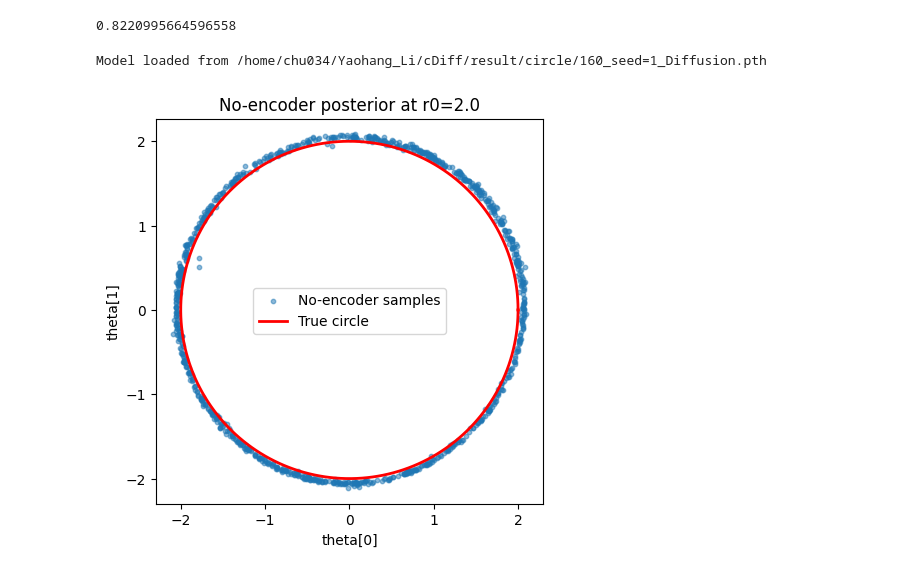
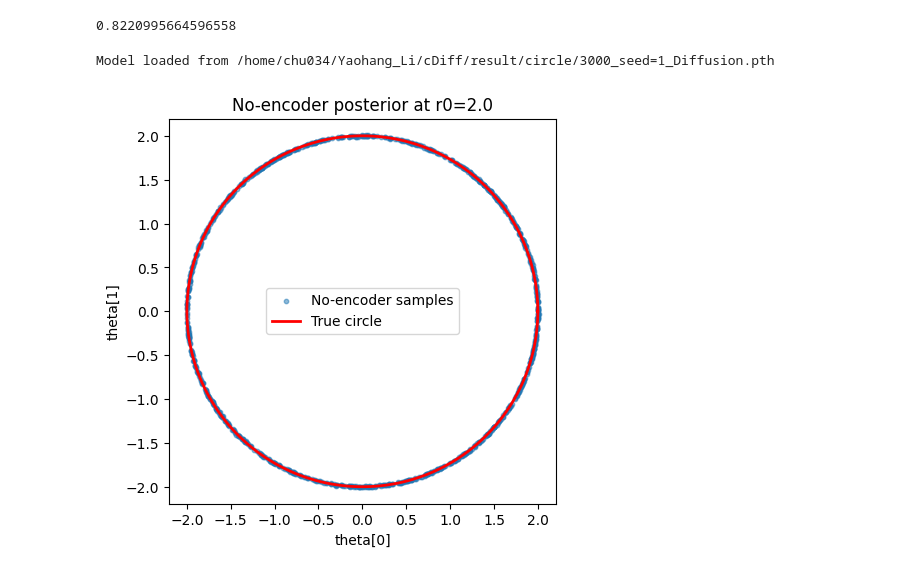
Before and after one commit to Chunyu-Hugh/cDiff, a Jupyter notebook: circle_inference_test.ipynb, the cells around one changed output. Drawn from its saved outputs; the diff is of its cells as text; code cells hidden in the pictures.

Commit message:
Update execution counts in Jupyter notebook and adjust training epochs and sampling parameters for circle inference. Address FutureWarning related to model loading and enhance data validation during inference.

```diff
--- a/circle_inference_test.ipynb
+++ b/circle_inference_test.ipynb
@@ -241,7 +241,7 @@ from utils import load_torch_model, SET_SEED
 # ----- Config -----
 # Match these with your training run
 load_path = "/home/chu034/Yaohang_Li/cDiff/result/circle"   # --save_path result --dataset circle
-epochs = 160                  # --epochs 5000
+epochs = 3000                   # --epochs 5000
 seed = 1                       # pick a trained seed in [1..10] per your run
 model_type = "Diffusion"       # --model Diffusion (nickname if any was appended during training)
 
@@ -302,36 +302,36 @@ model_noenc = DiffusionPosteriorSampler(
     device=DEVICE,
     use_encoder=False,
     data_type="iid",
-    sigma_data=theta_true.std().item(),
+    sigma_data=0.5,
 ).to(DEVICE).eval()
 model_noenc = load_torch_model(model_noenc, load_path, epochs, seed, model_type)
 _ = model_noenc.to(DEVICE).eval()
 # %% [output]
-Model loaded from /home/chu034/Yaohang_Li/cDiff/result/circle/160_seed=1_Diffusion.pth
+Model loaded from /home/chu034/Yaohang_Li/cDiff/result/circle/3000_seed=1_Diffusion.pth
 # %%
 # No-encoder: sample at specific radius r0 and overlay true circle
 
 import numpy as np
 
 r0_noenc = 2.0
 num_samples = 1000
 
 with torch.no_grad():
     cond_noenc = torch.full((num_samples, 1), r0_noenc, device=DEVICE)
-    samples_noenc = model_noenc.sample(cond_noenc, num_steps=500).detach().cpu().numpy()
+    samples_noenc = model_noenc.sample(cond_noenc, num_steps=100).detach().cpu().numpy()
 
 ang = np.linspace(0, 2*np.pi, 400)
 true_x = r0_noenc * np.cos(ang)
 true_y = r0_noenc * np.sin(ang)
 
 plt.figure(figsize=(5,5))
 plt.scatter(samples_noenc[:,0], samples_noenc[:,1], s=10, alpha=0.5, label='No-encoder samples')
 plt.plot(true_x, true_y, 'r-', lw=2, label='True circle')
 plt.axis('equal')
 plt.xlabel('theta[0]')
 plt.ylabel('theta[1]')
 plt.title(f'No-encoder posterior at r0={r0_noenc}')
 plt.legend()
 plt.show()
 # %% [output]
-[figure, old version]
+[figure, new version]
```
